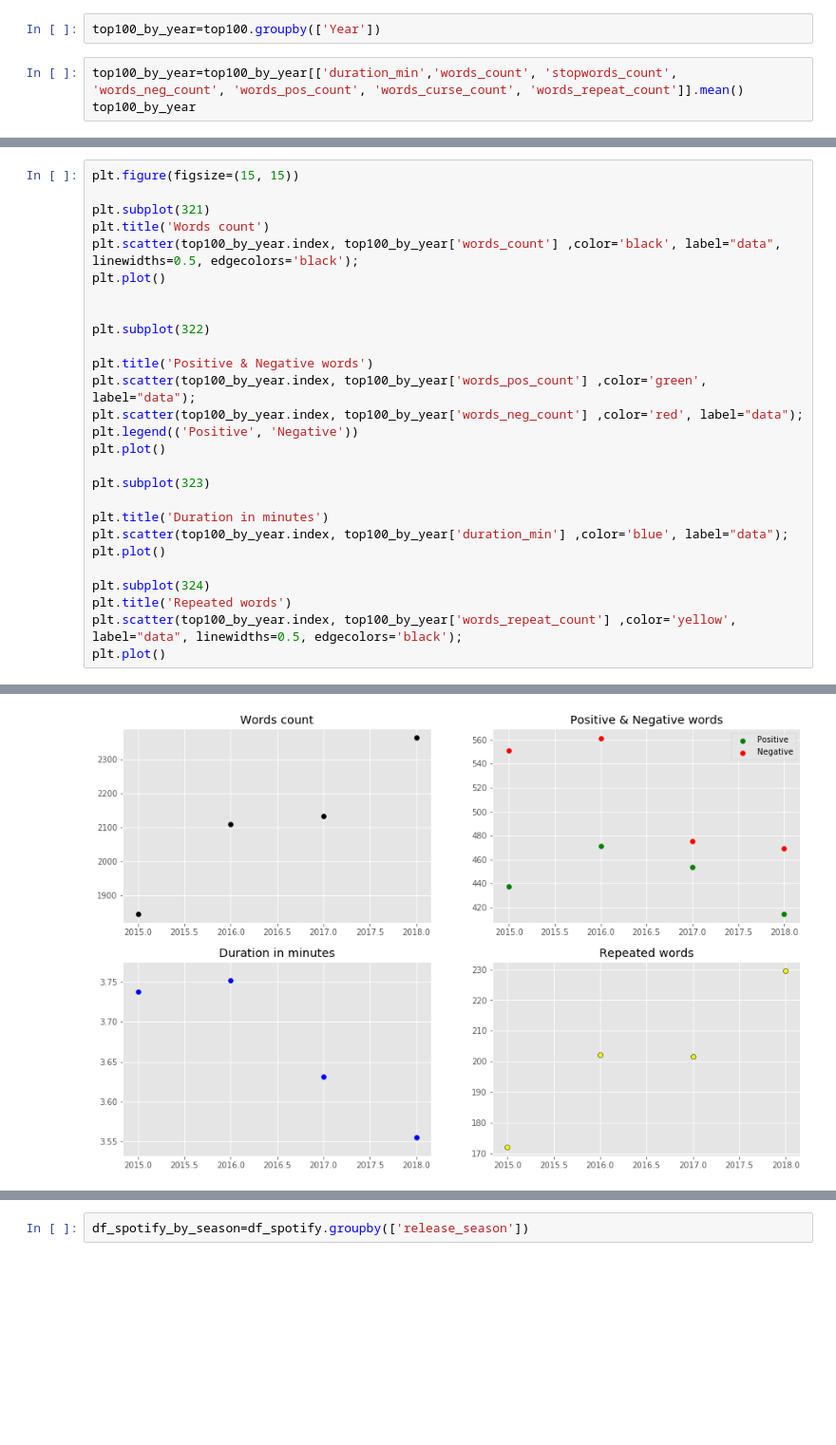
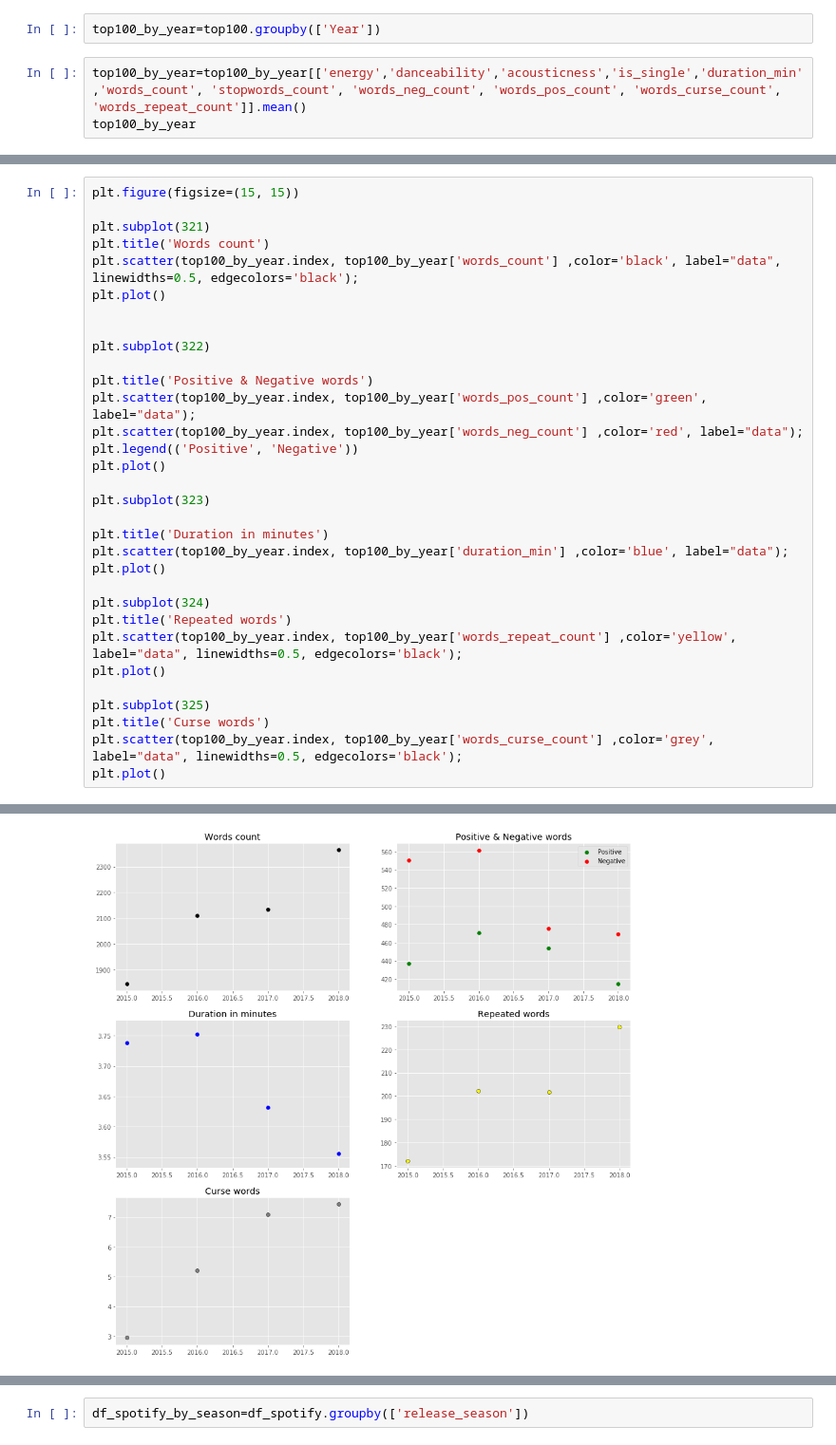
Before and after one commit to makaralis/Music-Project, a Jupyter notebook: FinalProject/Classifier.ipynb, the cells around one changed output, grey strips where cells are left out. Shown at 95% size. Drawn from its saved outputs; the diff is of its cells as text; blank space fills up the shorter version.

```diff
--- a/FinalProject/Classifier.ipynb
+++ b/FinalProject/Classifier.ipynb
@@ -220,6 +244,6 @@ not_top100.describe()
 # %%
 top100_by_year=top100.groupby(['Year'])
 # %%
-top100_by_year=top100_by_year[['duration_min','words_count', 'stopwords_count', 'words_neg_count', 'words_pos_count', 'words_curse_count', 'words_repeat_count']].mean()
+top100_by_year=top100_by_year[['energy','danceability','acousticness','is_single','duration_min','words_count', 'stopwords_count', 'words_neg_count', 'words_pos_count', 'words_curse_count', 'words_repeat_count']].mean()
 top100_by_year
 # %% [output]
@@ -232,30 +256,35 @@ top100_by_year
 # %%
 plt.figure(figsize=(15, 15))
 
 plt.subplot(321)
 plt.title('Words count')
 plt.scatter(top100_by_year.index, top100_by_year['words_count'] ,color='black', label="data", linewidths=0.5, edgecolors='black');
 plt.plot()
 
 
 plt.subplot(322)
 
 plt.title('Positive & Negative words')
 plt.scatter(top100_by_year.index, top100_by_year['words_pos_count'] ,color='green', label="data");
 plt.scatter(top100_by_year.index, top100_by_year['words_neg_count'] ,color='red', label="data");
 plt.legend(('Positive', 'Negative'))
 plt.plot()
 
 plt.subplot(323)
 
 plt.title('Duration in minutes')
 plt.scatter(top100_by_year.index, top100_by_year['duration_min'] ,color='blue', label="data");
 plt.plot()
 
 plt.subplot(324)
 plt.title('Repeated words')
 plt.scatter(top100_by_year.index, top100_by_year['words_repeat_count'] ,color='yellow', label="data", linewidths=0.5, edgecolors='black');
 plt.plot()
+
+plt.subplot(325)
+plt.title('Curse words')
+plt.scatter(top100_by_year.index, top100_by_year['words_curse_count'] ,color='grey', label="data", linewidths=0.5, edgecolors='black');
+plt.plot()
 # %% [output]
 []
-[figure, old version]
+[figure, new version]
```
Also changed, not shown: parts of 16 cells of this notebook.
